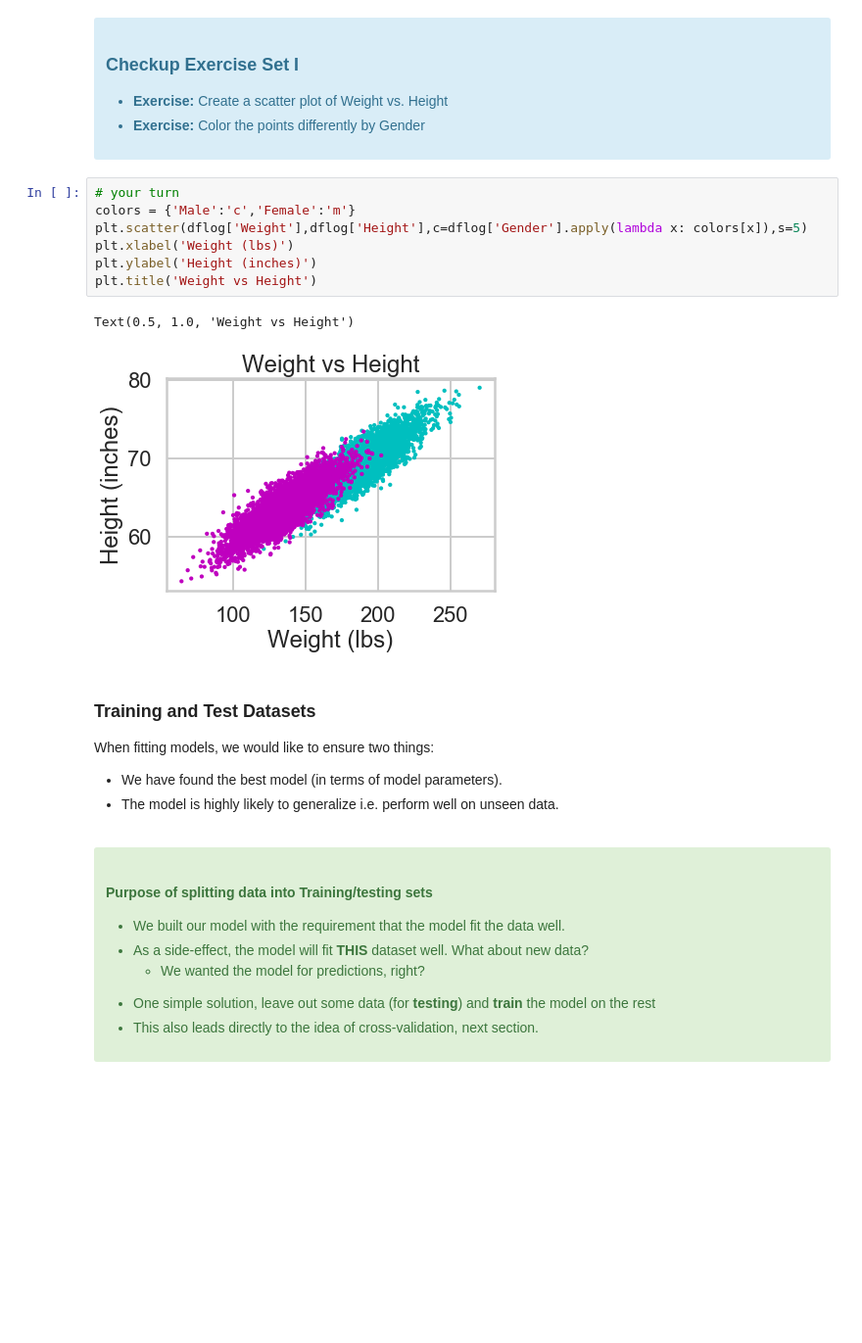
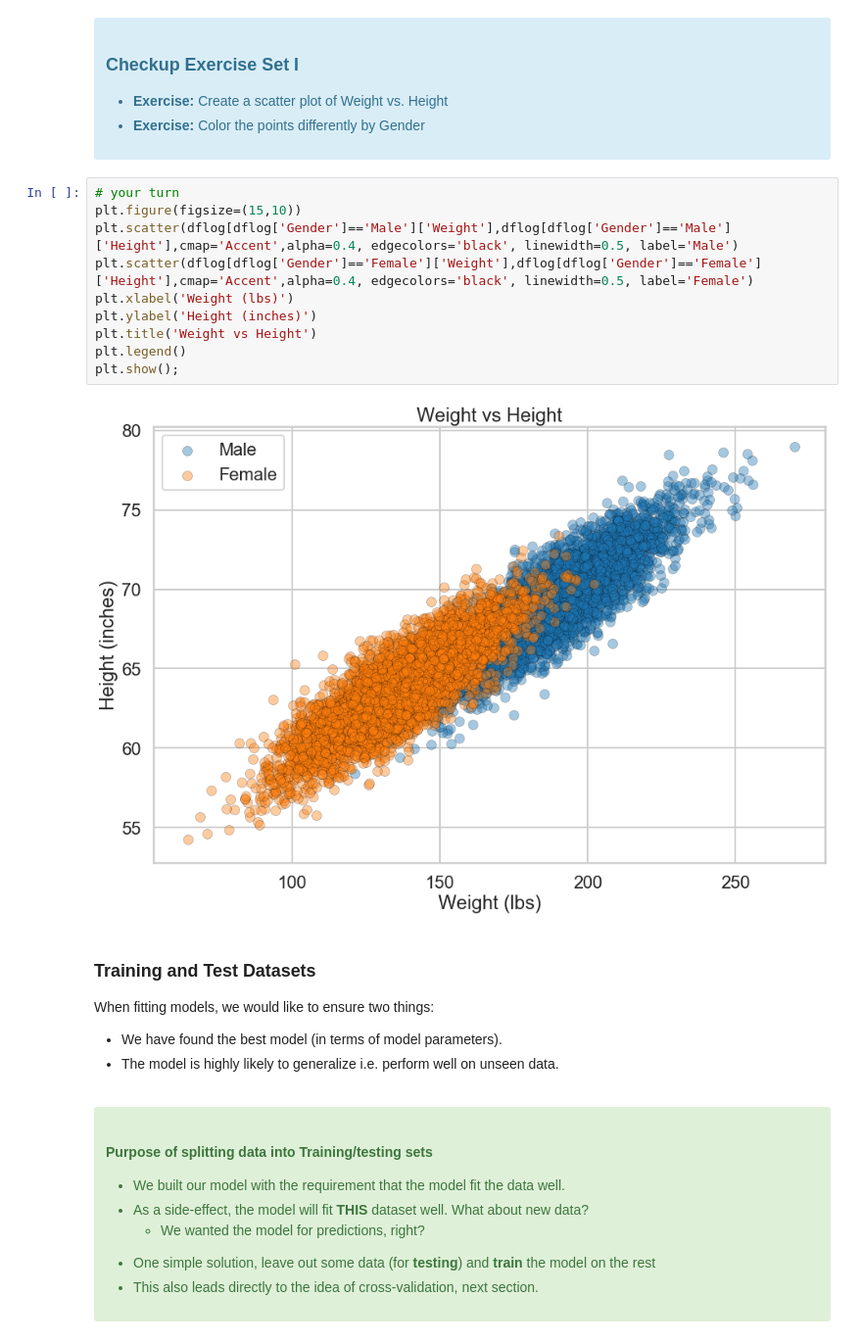
Before and after one commit to chejuichia/DataScienceStudy, a Jupyter notebook: logistic_regression/Mini_Project_Logistic_Regression.ipynb, the cells around one changed output. Shown at 98% size. Saved outputs shown, nothing was run; the diff lists cells and outputs as text; blank space fills up the shorter version.

```diff
--- a/logistic_regression/Mini_Project_Logistic_Regression.ipynb
+++ b/logistic_regression/Mini_Project_Logistic_Regression.ipynb
@@ -120,16 +120,18 @@ with the "response" or "label" $y$ as a plain array of 0s and 1s for binary clas
   <li> <b>Exercise:</b> Color the points differently by Gender
 </ul>
 </div>
-# %%
-# your turn
-colors = {'Male':'c','Female':'m'}
-plt.scatter(dflog['Weight'],dflog['Height'],c=dflog['Gender'].apply(lambda x: colors[x]),s=5)
-plt.xlabel('Weight (lbs)')
-plt.ylabel('Height (inches)')
-plt.title('Weight vs Height')
-# %% [output]
-Text(0.5, 1.0, 'Weight vs Height')
-[figure, removed]
+# %%
+# your turn
+plt.figure(figsize=(15,10))
+plt.scatter(dflog[dflog['Gender']=='Male']['Weight'],dflog[dflog['Gender']=='Male']['Height'],cmap='Accent',alpha=0.4, edgecolors='black', linewidth=0.5, label='Male')
+plt.scatter(dflog[dflog['Gender']=='Female']['Weight'],dflog[dflog['Gender']=='Female']['Height'],cmap='Accent',alpha=0.4, edgecolors='black', linewidth=0.5, label='Female')
+plt.xlabel('Weight (lbs)')
+plt.ylabel('Height (inches)')
+plt.title('Weight vs Height')
+plt.legend()
+plt.show();
+# %% [output]
+[figure, added]
 # %% [markdown]
 ### Training and Test Datasets
 
```
Also changed, not shown: parts of 13 cells of this notebook.
